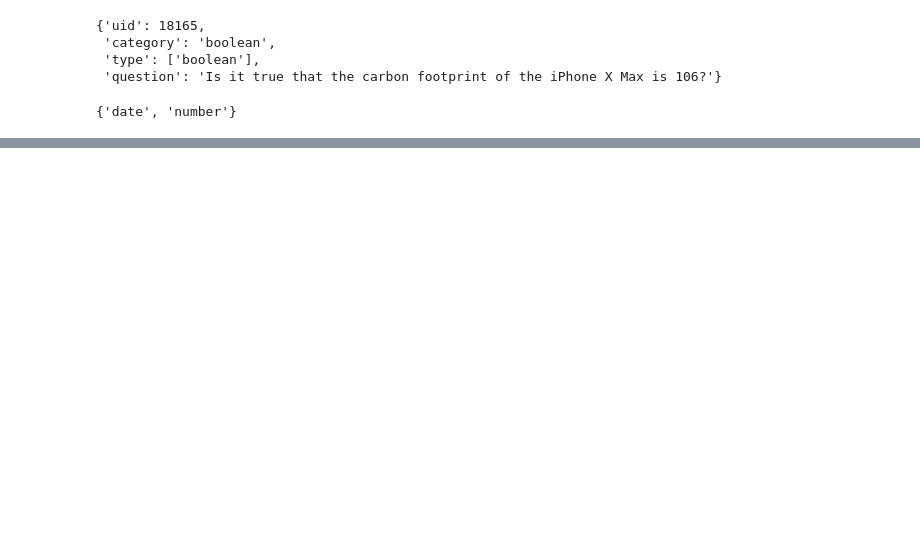
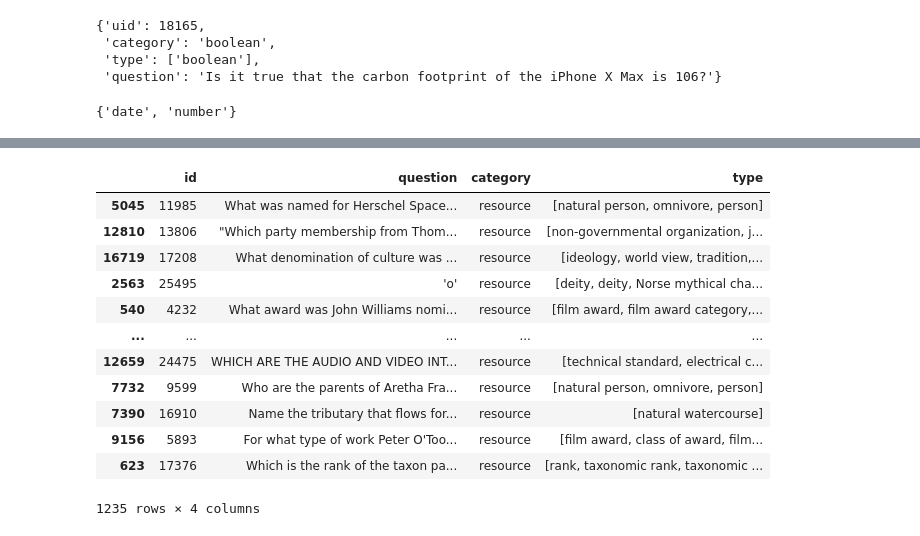
Before and after one commit to Perevalov/smart-2021, a Jupyter notebook: notebooks/at-common/prepare_external_data.ipynb, the cells around one changed output, grey strips where cells are left out. Cells and saved outputs as stored; diff of their text form; code cells hidden in the pictures; blank space fills up the shorter version.

```diff
--- a/notebooks/at-common/prepare_external_data.ipynb
+++ b/notebooks/at-common/prepare_external_data.ipynb
@@ -95,0 +154,3 @@ json_to_csv(lcquad2_test_types).to_csv("../../data/at/common/lcquad2_test_types.
+# %%
+lcquad2_df = pd.read_csv("../../data/at/common/lcquad2_train_types.csv", sep='$')
+lcquad2_df = lcquad2_df[lcquad2_df.category == 'resource'].sample(frac=0.1)
@@ -95,0 +161,2 @@ json_to_csv(lcquad2_test_types).to_csv("../../data/at/common/lcquad2_test_types.
+# %%
+lcquad2_df.type = lcquad2_df.type.apply(lambda x: get_label_wdt(x))
@@ -95,0 +183,16 @@ json_to_csv(lcquad2_test_types).to_csv("../../data/at/common/lcquad2_test_types.
+# %%
+lcquad2_df
+# %% [output]
+|  | id | question | category | type |
+| 5045 | 11985 | What was named for Herschel Space... | resource | [natural person, omnivore, person] |
+| 12810 | 13806 | "Which party membership from Thom... | resource | [non-governmental organization, j... |
+| 16719 | 17208 | What denomination of culture was ... | resource | [ideology, world view, tradition,... |
+| 2563 | 25495 | 'o' | resource | [deity, deity, Norse mythical cha... |
+| 540 | 4232 | What award was John Williams nomi... | resource | [film award, film award category,... |
+| ... | ... | ... | ... | ... |
+| 12659 | 24475 | WHICH ARE THE AUDIO AND VIDEO INT... | resource | [technical standard, electrical c... |
+| 7732 | 9599 | Who are the parents of Aretha Fra... | resource | [natural person, omnivore, person] |
+| 7390 | 16910 | Name the tributary that flows for... | resource | [natural watercourse] |
+| 9156 | 5893 | For what type of work Peter O'Too... | resource | [film award, class of award, film... |
+| 623 | 17376 | Which is the rank of the taxon pa... | resource | [rank, taxonomic rank, taxonomic ... |
+1235 rows × 4 columns
```
Also changed, not shown: parts of 5 cells of this notebook, 35 other files.
